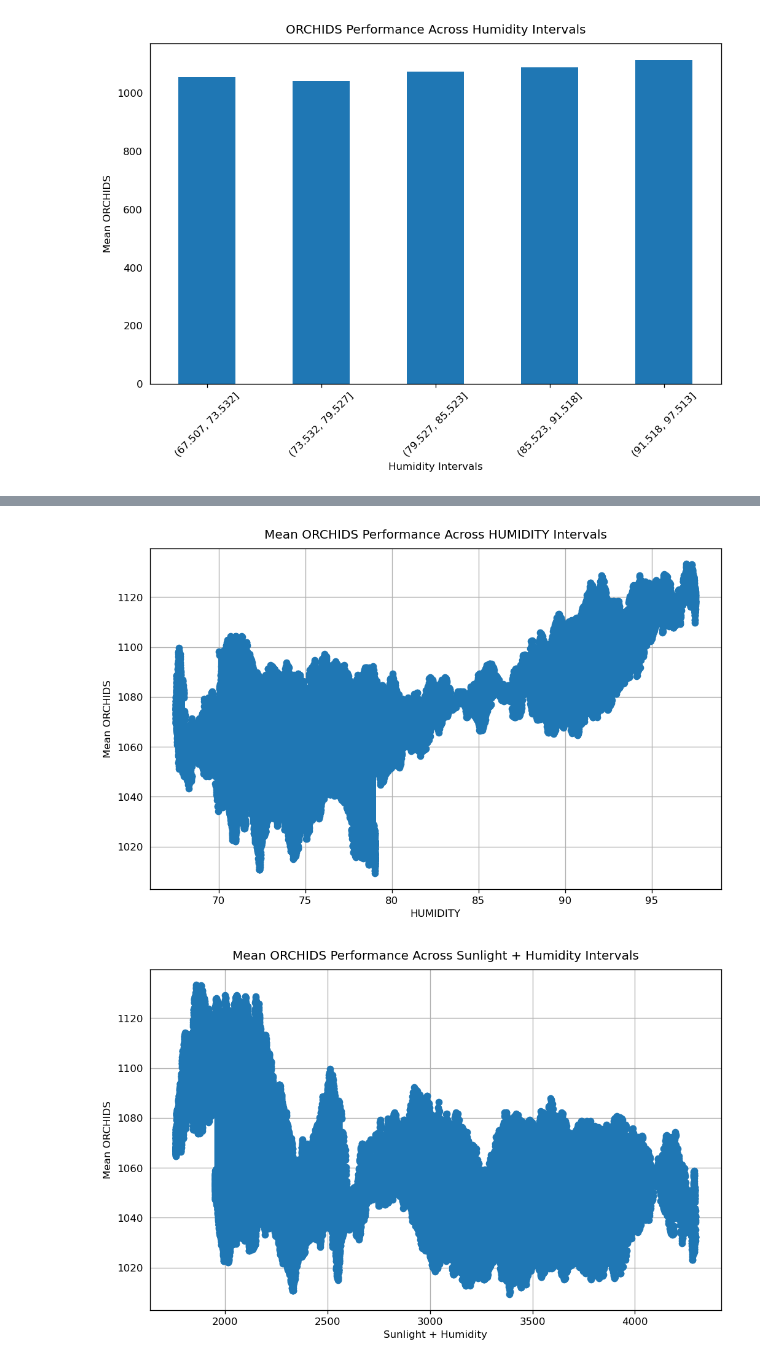
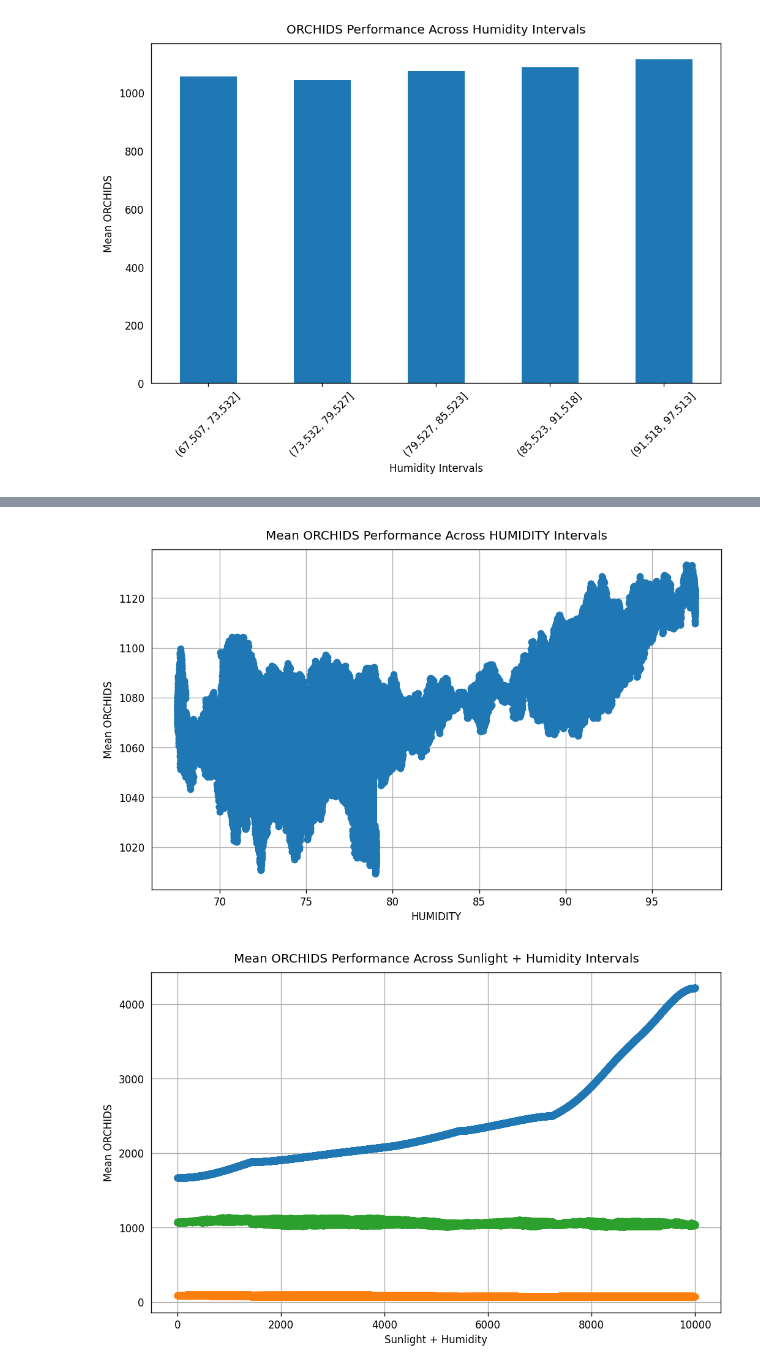
Before and after one commit to nyjlee/imc_prosperity_2, a Jupyter notebook: Round 2/analise.ipynb, the cells around one changed output, grey strips where cells are left out. Cells and saved outputs as stored; diff of their text form; code cells hidden in the pictures.

Commit message:
added plotting function

```diff
--- a/Round 2/analise.ipynb
+++ b/Round 2/analise.ipynb
@@ -13,9 +13,9 @@ import os
 import pandas as pd
 
 
-df_0 = pd.read_csv('prices_round_2_day_-1.csv', sep=';')
-df_1 = pd.read_csv('prices_round_2_day_0.csv', sep=';')
-df_2 = pd.read_csv('prices_round_2_day_1.csv', sep=';')
+df_0 = pd.read_csv('data\\prices_round_2_day_-1.csv', sep=';')
+df_1 = pd.read_csv('data\\prices_round_2_day_0.csv', sep=';')
+df_2 = pd.read_csv('data\\prices_round_2_day_1.csv', sep=';')
 
 # Adjusting the timestamp for each DataFrame
 for i, df in enumerate([df_0, df_1, df_2]):
@@ -389,23 +389,21 @@ plt.title('Mean ORCHIDS Performance Across HUMIDITY Intervals')
 plt.grid(True)
 plt.show()
 # %% [output]
-[figure, old version]
+[figure, new version]
 # %%
-
-
 # Aggregate data by taking the mean of ORCHIDS for each unique SUNLIGHT_HUMIDITY value
-sunlight_humidity_orchid_mean = df.groupby('SUNLIGHT_HUMIDITY')['ORCHIDS'].mean()
+sunlight_humidity_orchid_mean = df.groupby(['SUNLIGHT', 'HUMIDITY'])['ORCHIDS'].mean().reset_index()
 
 # Plot aggregated data
 plt.figure(figsize=(10, 6))
-plt.plot(sunlight_humidity_orchid_mean.index, sunlight_humidity_orchid_mean.values, marker='o', linestyle='-')
+plt.plot(sunlight_humidity_orchid_mean.values, marker='o', linestyle='-')
 plt.xlabel('Sunlight + Humidity')
 plt.ylabel('Mean ORCHIDS')
 plt.title('Mean ORCHIDS Performance Across Sunlight + Humidity Intervals')
 plt.grid(True)
 plt.show()
 # %% [output]
-[figure, old version]
+[figure, new version]
 # %%
 
 # Aggregate data by taking the mean of ORCHIDS for each unique SUNLIGHT value
```
Also changed, not shown: parts of 21 cells of this notebook.
